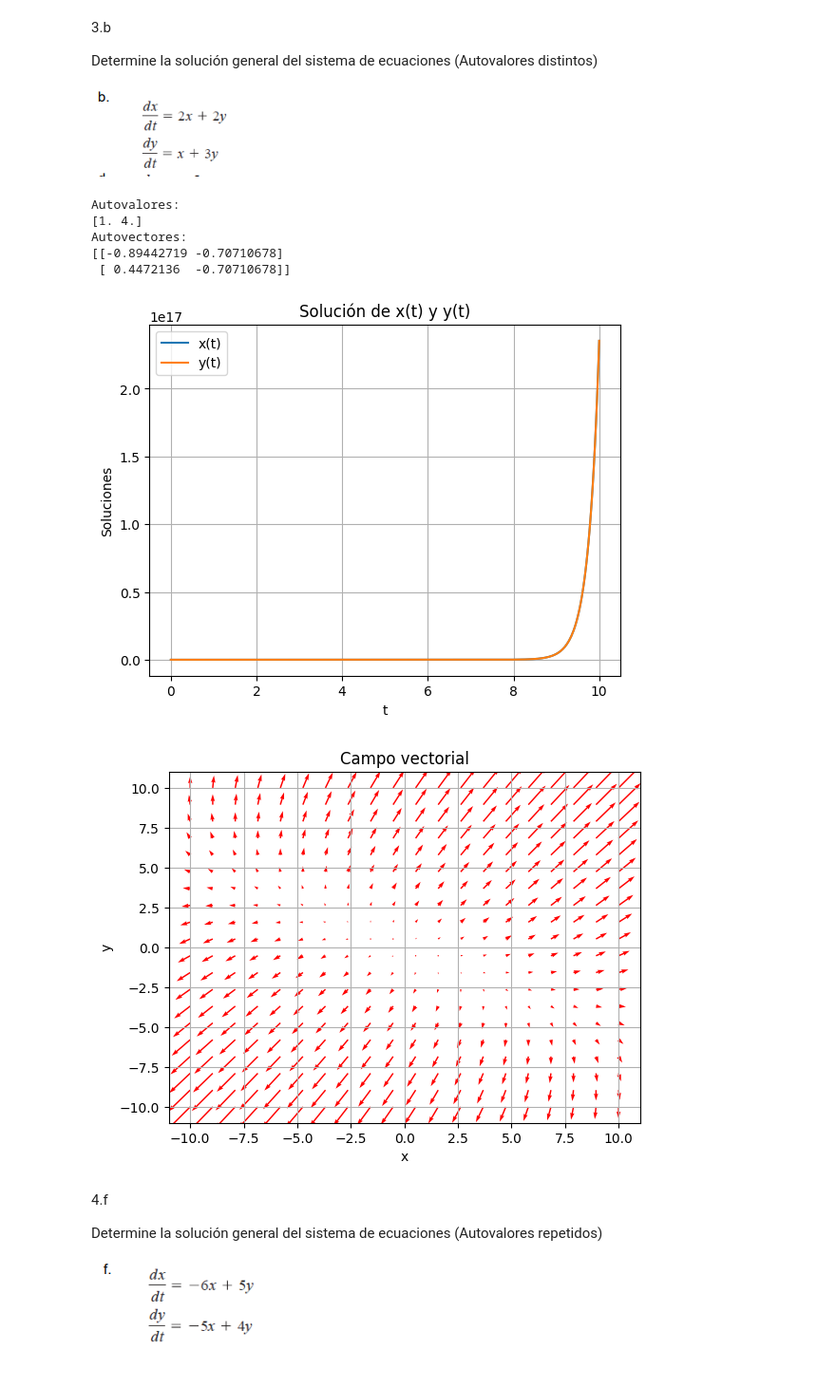
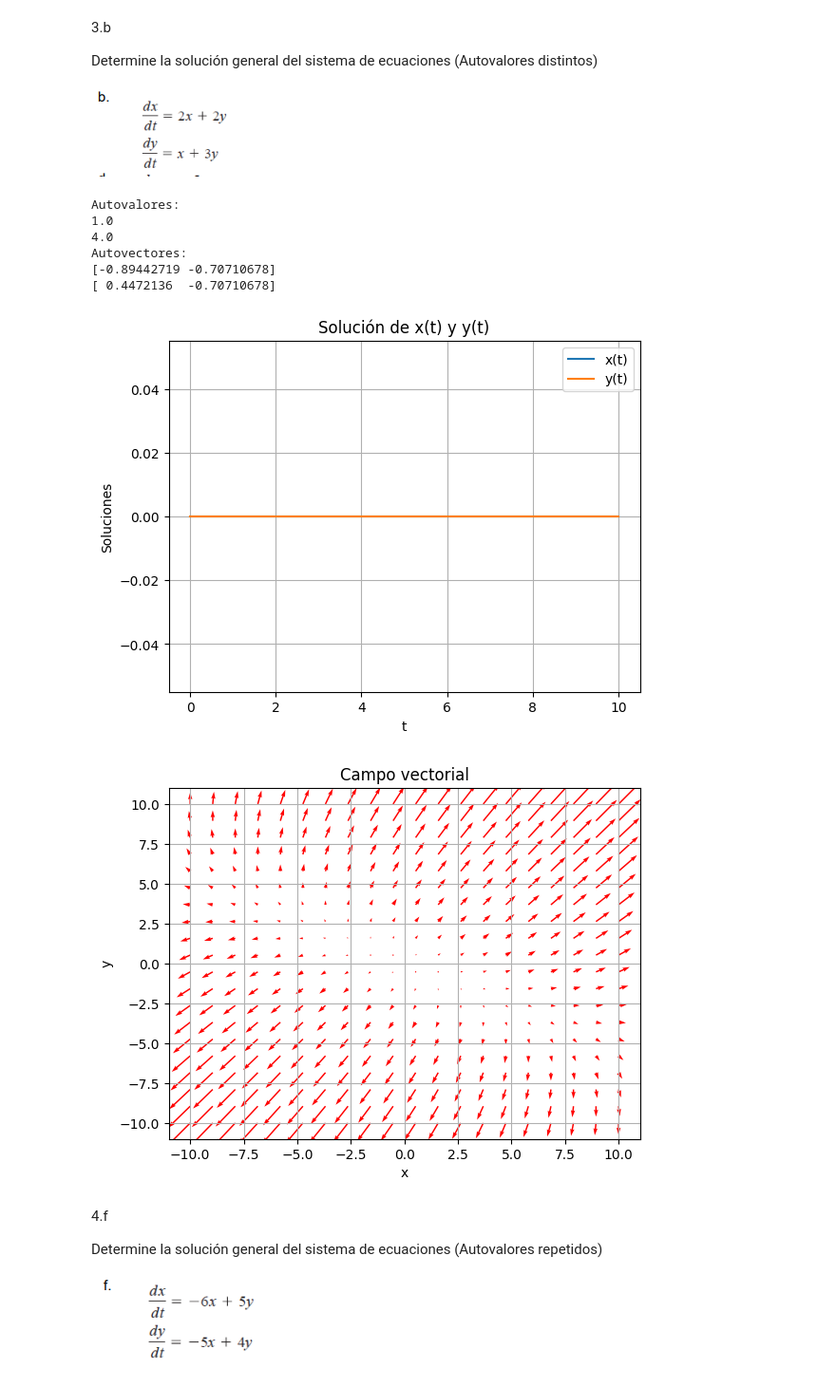
Before and after one commit to lucaskalchichen/TPI-Sistemas-de-Ecuaciones-Diferenciales-y-Estabilidad, a Jupyter notebook: tpi-practica.ipynb, the cells around one changed output. Shown at 95% size. Cells and saved outputs as stored; diff of their text form; code cells hidden in the pictures.

```diff
--- a/tpi-practica.ipynb
+++ b/tpi-practica.ipynb
@@ -44,10 +44,11 @@ A = np.array([[2, 2],
 eigvals, eigvecs = np.linalg.eig(A)
 
 print("Autovalores:")
-print(eigvals)
+for i in eigvals:
+    print(i)
 print("Autovectores:")
-print(eigvecs)
-
+for i in eigvecs:
+    print(i)
 # Definir el sistema de ecuaciones diferenciales
 def sistema(X, t):
     x, y = X
@@ -56,42 +57,43 @@ def sistema(X, t):
     return [dxdt, dydt]
 
 # Valores iniciales
-X0 = [1, 1]
+X0 = [0, 0]
 
 # Intervalo de tiempo
 t = np.linspace(0, 10, 400)
 
 # Resolver el sistema de ecuaciones diferenciales
 sol = odeint(sistema, X0, t)
 
 # Graficar las soluciones
 plt.plot(t, sol[:, 0], label='x(t)')
 plt.plot(t, sol[:, 1], label='y(t)')
 plt.title('Solución de x(t) y y(t)')
 plt.xlabel('t')
 plt.ylabel('Soluciones')
 plt.legend()
 plt.grid(True)
 plt.show()
 
 # Campo vectorial
 Y, X = np.mgrid[-10:10:20j, -10:10:20j]
 U = 2*X + 2*Y
 V = X + 3*Y
 
 plt.quiver(X, Y, U, V, color='r')
 plt.title('Campo vectorial')
 plt.xlabel('x')
 plt.ylabel('y')
 plt.grid(True)
 plt.show()
 # %% [output]
 Autovalores:
-[1. 4.]
+1.0
+4.0
 Autovectores:
-[[-0.89442719 -0.70710678]
- [ 0.4472136  -0.70710678]]
+[-0.89442719 -0.70710678]
+[ 0.4472136  -0.70710678]
-[figure, old version]
+[figure, new version]
 [figure]
 # %% [markdown]
 4.f
```
Also changed, not shown: parts of 9 cells of this notebook.
